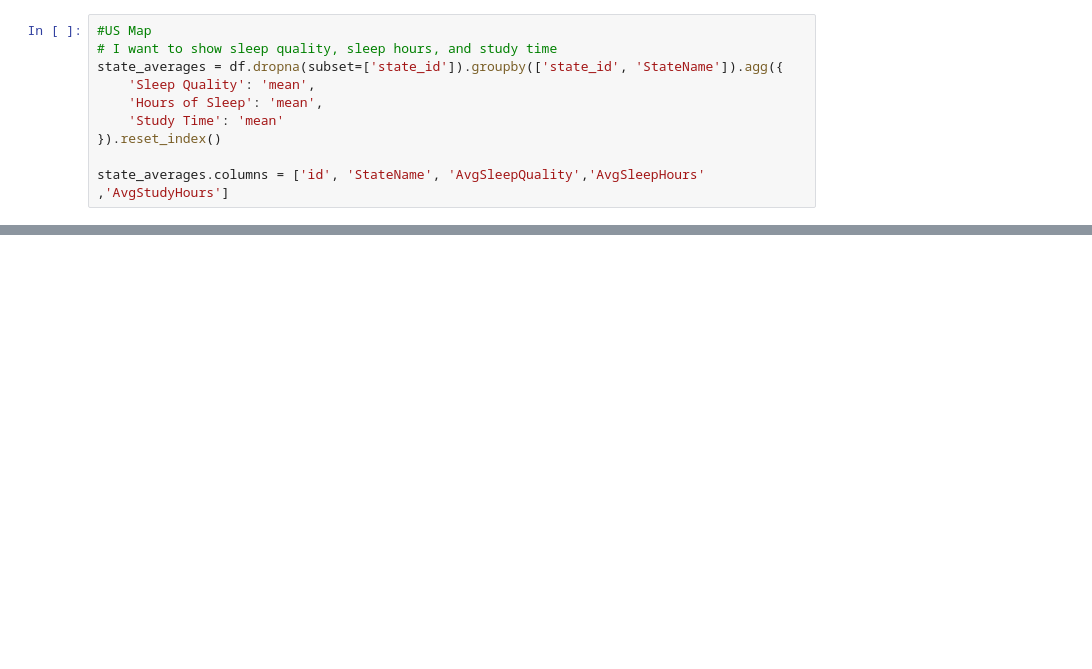
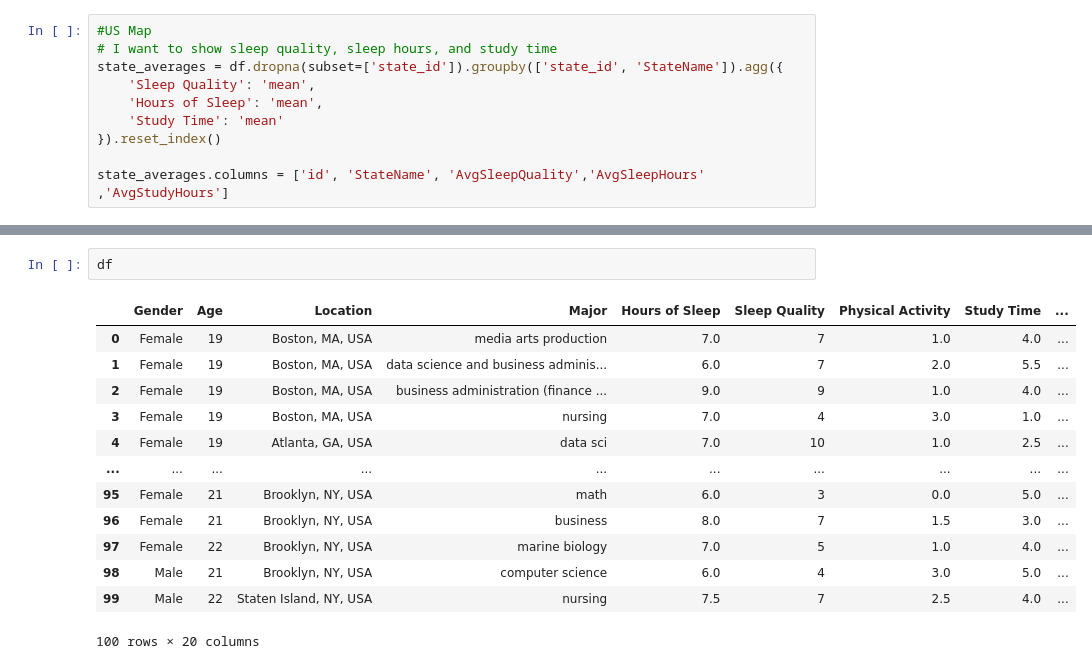
Before and after one commit to yeejord/DS4200_Sleep_Quality_Analysis, a Jupyter notebook: DS4200_Project.ipynb, the cells around one changed output, grey strips where cells are left out. Cells and saved outputs as stored; diff of their text form; blank space fills up the shorter version.

```diff
--- a/DS4200_Project.ipynb
+++ b/DS4200_Project.ipynb
@@ -596,2 +597,18 @@ final_combined_map.display()
 # %% [output]
 [interactive output not drawn]
+# %%
+df
+# %% [output]
+|  | Gender | Age | Location | Major | Hours of Sleep | Sleep Quality | Physical Activity | Study Time | ... |
+| 0 | Female | 19 | Boston, MA, USA | media arts production | 7.0 | 7 | 1.0 | 4.0 | ... |
+| 1 | Female | 19 | Boston, MA, USA | data science and business adminis... | 6.0 | 7 | 2.0 | 5.5 | ... |
+| 2 | Female | 19 | Boston, MA, USA | business administration (finance ... | 9.0 | 9 | 1.0 | 4.0 | ... |
+| 3 | Female | 19 | Boston, MA, USA | nursing | 7.0 | 4 | 3.0 | 1.0 | ... |
+| 4 | Female | 19 | Atlanta, GA, USA | data sci | 7.0 | 10 | 1.0 | 2.5 | ... |
+| ... | ... | ... | ... | ... | ... | ... | ... | ... | ... |
+| 95 | Female | 21 | Brooklyn, NY, USA | math | 6.0 | 3 | 0.0 | 5.0 | ... |
+| 96 | Female | 21 | Brooklyn, NY, USA | business | 8.0 | 7 | 1.5 | 3.0 | ... |
+| 97 | Female | 22 | Brooklyn, NY, USA | marine biology | 7.0 | 5 | 1.0 | 4.0 | ... |
+| 98 | Male | 21 | Brooklyn, NY, USA | computer science | 6.0 | 4 | 3.0 | 5.0 | ... |
+| 99 | Male | 22 | Staten Island, NY, USA | nursing | 7.5 | 7 | 2.5 | 4.0 | ... |
+100 rows × 20 columns
```
Also changed, not shown: parts of 5 cells of this notebook, 9 other files.
